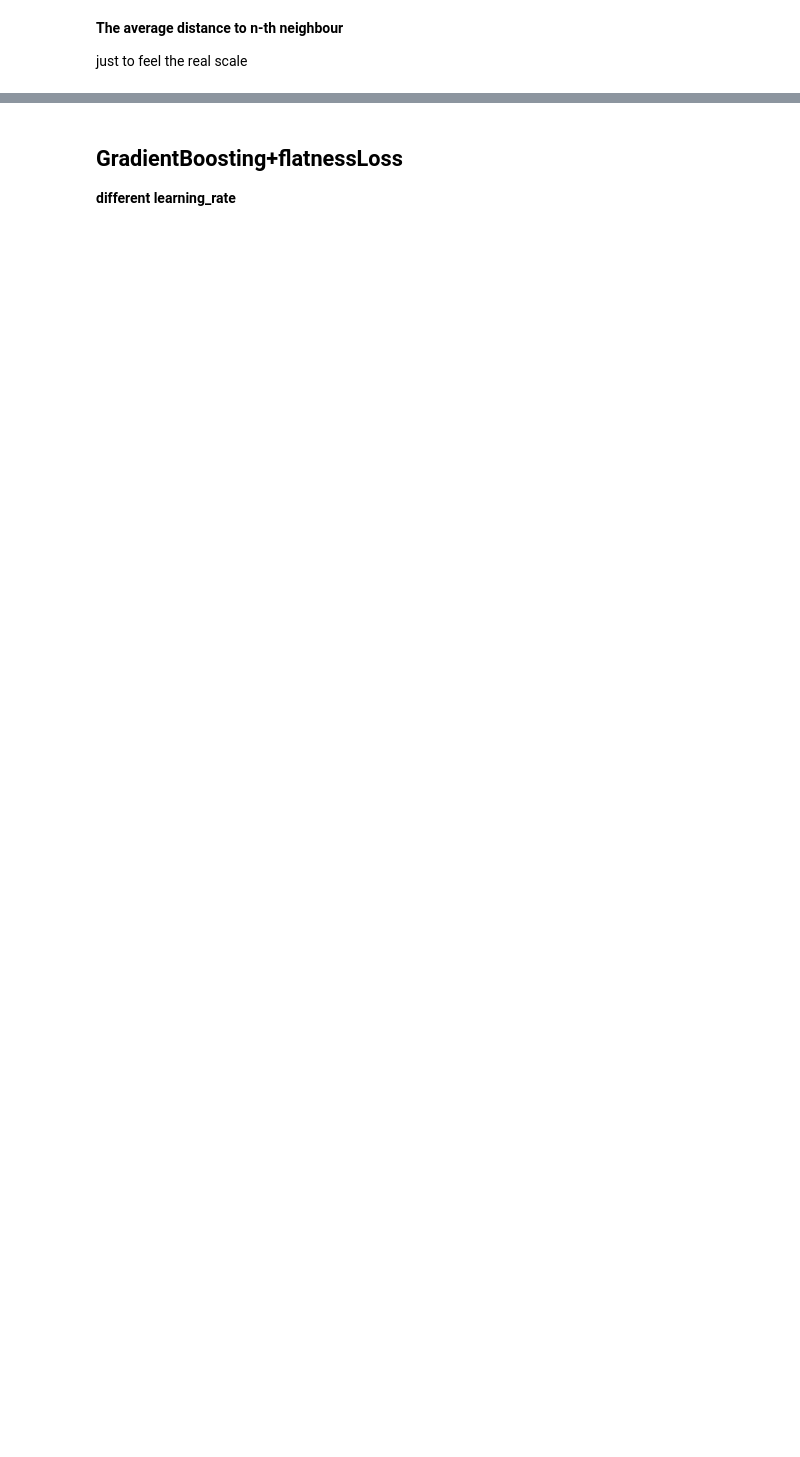
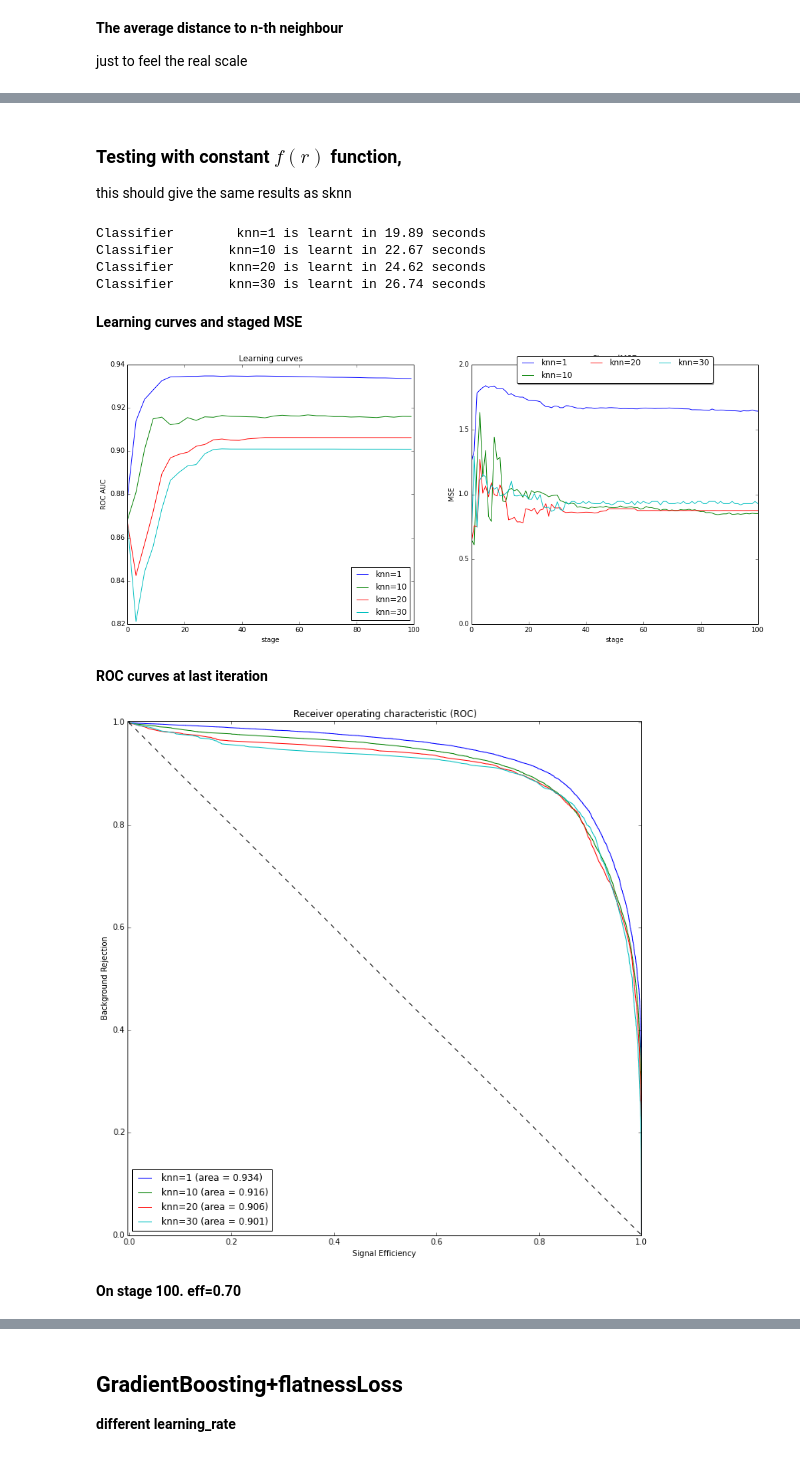
Before and after one commit to anaderi/lhcb_trigger_ml, a Jupyter notebook: IPythonWorkflow/DalitzUGBDemo.ipynb, the cells around one changed output, grey strips where cells are left out. Saved outputs shown, nothing was run; the diff lists cells and outputs as text; code cells hidden in the pictures; blank space fills up the shorter version.

```diff
--- a/IPythonWorkflow/DalitzUGBDemo.ipynb
+++ b/IPythonWorkflow/DalitzUGBDemo.ipynb
@@ -509,0 +539,21 @@ plot(numpy.arange(knn), r.mean(axis=0))
+# %% [markdown]
+### Testing with constant $f(r)$ function,
+this should give the same results as sknn
+# %%
+dist4_classifiers = OrderedDict()
+for knn in [1, 10, 20, 30]:
+    loss = ugb.DistanceBasedKnnFunction(uniform_variables, knn=knn, distance_dependence=lambda r: (r + 1e5)**0, row_normalize=True)
+    dist4_classifiers['knn=%i' %knn] = ugb.MyGradientBoostingClassifier(loss=loss, max_depth=4, n_estimators=101,
+                                                               learning_rate=.5, train_variables=train_variables)
+reports.trainClassifiers(dist4_classifiers, trainX, trainY, ipc_profile=None)
+printReport(dist4_classifiers)
+# %% [output]
+Classifier        knn=1 is learnt in 19.89 seconds
+Classifier       knn=10 is learnt in 22.67 seconds
+Classifier       knn=20 is learnt in 24.62 seconds
+Classifier       knn=30 is learnt in 26.74 seconds
+Learning curves and staged MSE
+[figure, added]
+ROC curves at last iteration
+[figure, added]
+On stage 100. eff=0.70
```
Also changed, not shown: parts of 14 cells of this notebook, 1 other file.
